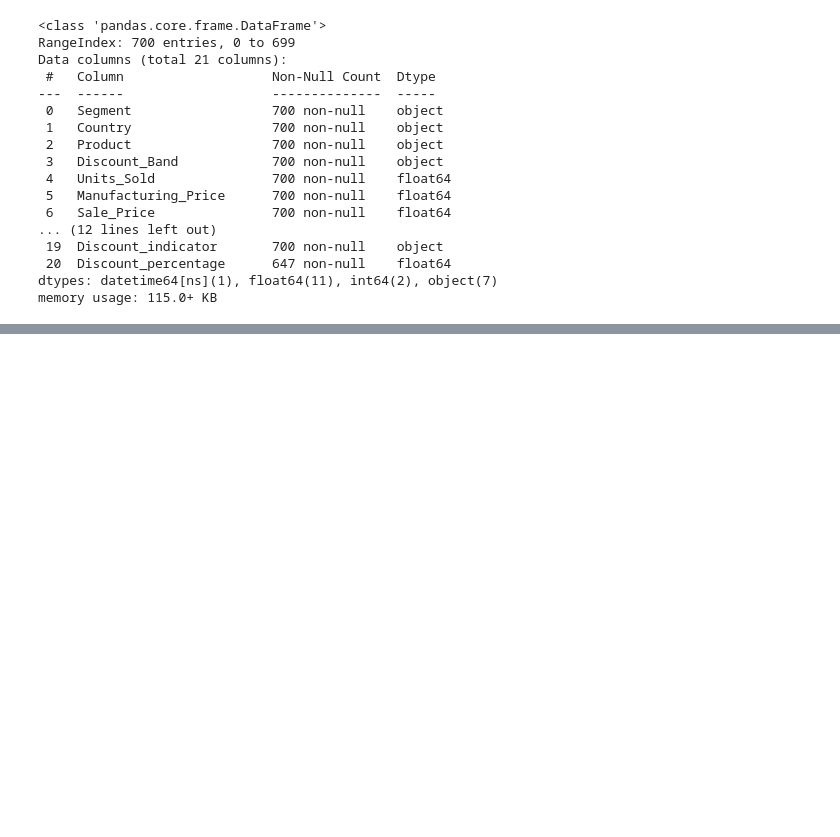
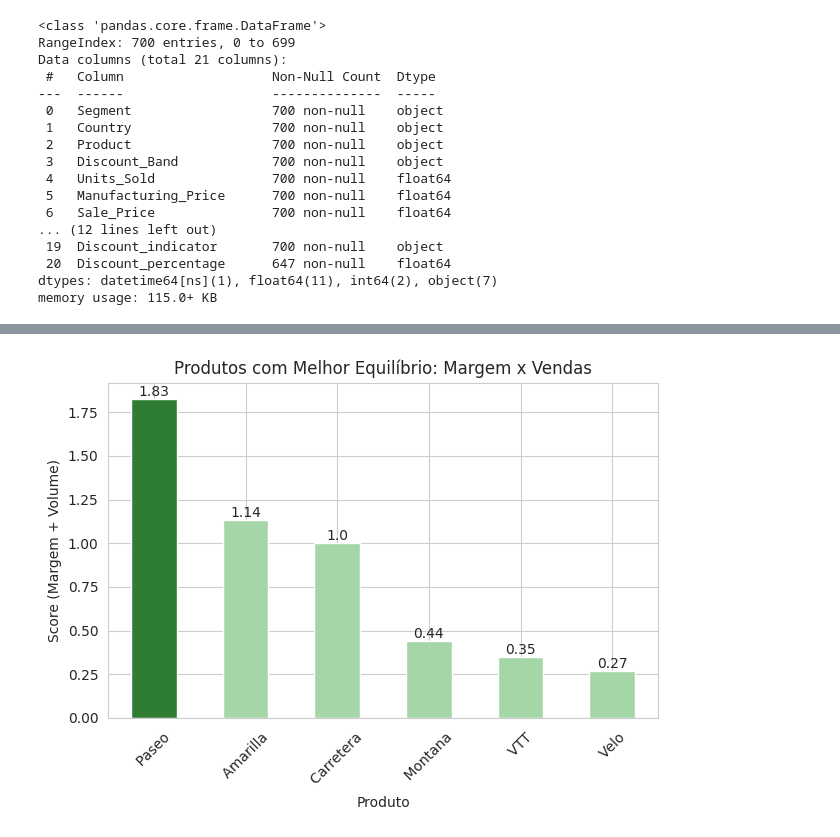
Before and after one commit to luanaketerlly/sales-data-analysis, a Jupyter notebook: Tratamento_dataset_vendas_ipynb.ipynb, the cells around one changed output, grey strips where cells are left out. Cells and saved outputs as stored; diff of their text form; code cells hidden in the pictures; blank space fills up the shorter version.

```diff
--- a/Tratamento_dataset_vendas_ipynb.ipynb
+++ b/Tratamento_dataset_vendas_ipynb.ipynb
@@ -527,0 +665,21 @@ Dataset tratado salvo com sucesso no Google Drive.
+# %%
+
+# Agrupar por produto
+analise_produto = df.groupby('Product').agg({
+    'Sales': 'sum',
+    'Margin': 'mean'
+})
+
+# Normalizar (colocar na mesma escala 0 a 1)
+analise_produto['Sales_norm'] = (analise_produto['Sales'] - analise_produto['Sales'].min()) / (analise_produto['Sales'].max() - analise_produto['Sales'].min())
+
+analise_produto['Margin_norm'] = (analise_produto['Margin'] - analise_produto['Margin'].min()) / (analise_produto['Margin'].max() - analise_produto['Margin'].min())
+
+# Criar score combinado
+analise_produto['Score'] = analise_produto['Sales_norm'] + analise_produto['Margin_norm']
+
+# Ordenar
+analise_produto = analise_produto.sort_values(by='Score', ascending=False)
+
+# Mostrar resultado
+print(analise_produto)
@@ -527,0 +695,21 @@ Dataset tratado salvo com sucesso no Google Drive.
+# %%
+# Cores
+cores = ['#2e7d32' if i == 0 else '#a5d6a7' for i in range(len(analise_produto))]
+
+plt.figure()
+analise_produto['Score'].plot(kind='bar', color=cores)
+
+plt.title('Produtos com Melhor Equilíbrio: Margem x Vendas')
+plt.xlabel('Produto')
+plt.ylabel('Score (Margem + Volume)')
+
+plt.xticks(rotation=45)
+plt.tight_layout()
+
+# Valores nas barras
+for i, v in enumerate(analise_produto['Score']):
+    plt.text(i, v, str(round(v, 2)), ha='center', va='bottom')
+
+plt.show()
+# %% [output]
+[figure, added]
```
Also changed, not shown: parts of 24 cells of this notebook.
